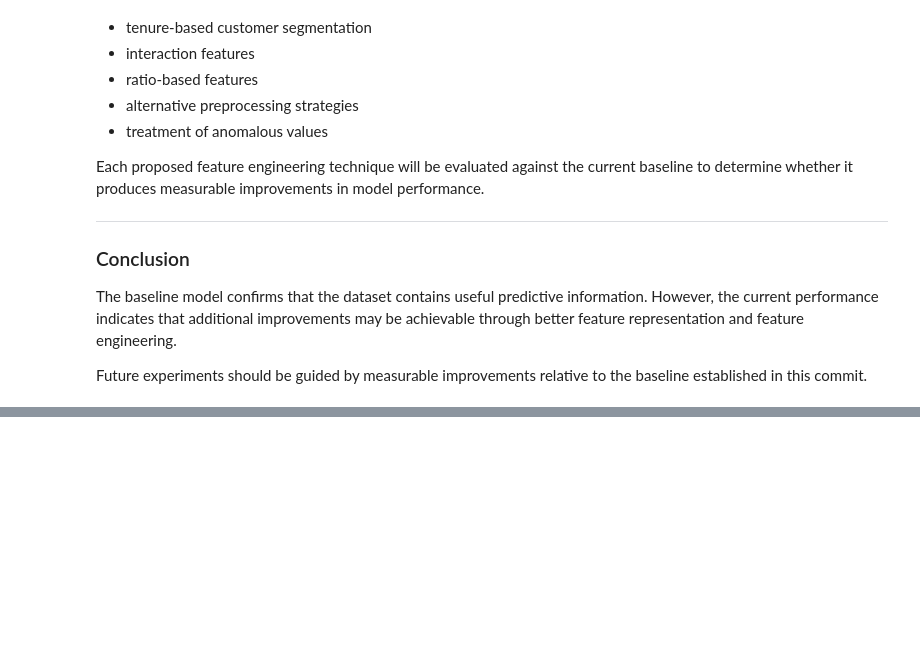
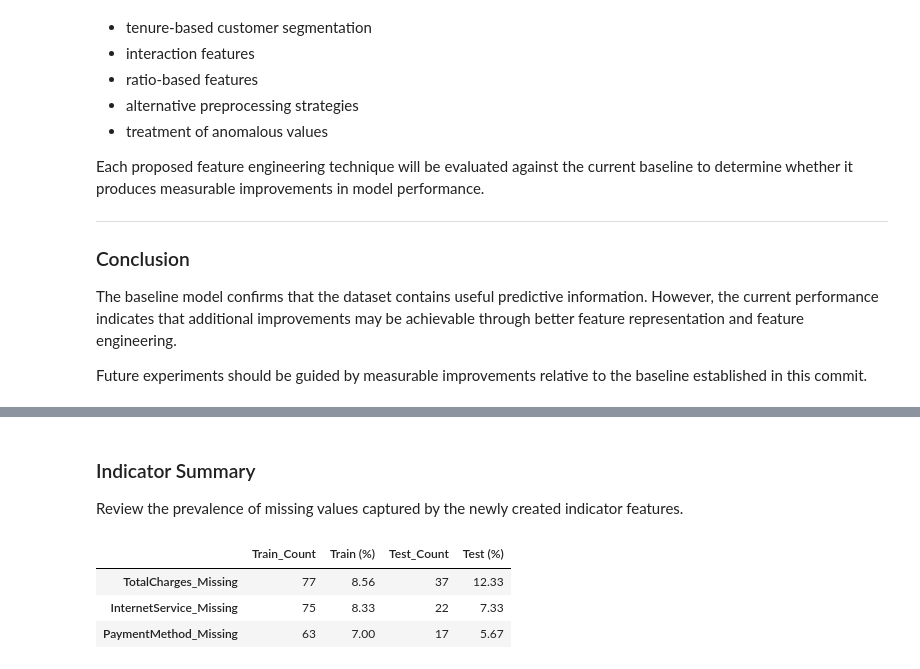
Before and after one commit to AmishaTiwari/ml-model-playbook, a Jupyter notebook: feature_engineering/feature_engineering.ipynb, the cells around one changed output, grey strips where cells are left out. Cells and saved outputs as stored; diff of their text form; code cells hidden in the pictures; blank space fills up the shorter version.

Commit message:
Evaluate missing value indicators as a feature engineering experiment

```diff
--- a/feature_engineering/feature_engineering.ipynb
+++ b/feature_engineering/feature_engineering.ipynb
@@ -1460,0 +1562,50 @@ Future experiments should be guided by measurable improvements relative to the b
+# %%
+missing_indicator_features = missing_summary.index.tolist()
+
+for feature in missing_indicator_features:
+
+    X_train[f"{feature}_Missing"] = (
+        X_train[feature]
+        .isnull()
+        .astype(int)
+    )
+
+    X_test[f"{feature}_Missing"] = (
+        X_test[feature]
+        .isnull()
+        .astype(int)
+    )
+# %% [markdown]
+### Indicator Summary
+
+Review the prevalence of missing values captured by the newly created indicator features.
+# %%
+indicator_columns = [
+    f"{feature}_Missing"
+    for feature in missing_indicator_features
+]
+
+missing_indicator_summary = pd.DataFrame({
+    "Train_Count": (
+        X_train[indicator_columns].sum()
+    ),
+
+    "Train (%)": (
+        X_train[indicator_columns].mean()* 100
+    ).round(2),
+
+    "Test_Count": (
+        X_test[indicator_columns].sum()
+    ),
+
+    "Test (%)": (
+        X_test[indicator_columns].mean()* 100
+    ).round(2)
+})
+
+missing_indicator_summary
+# %% [output]
+|  | Train_Count | Train (%) | Test_Count | Test (%) |
+| TotalCharges_Missing | 77 | 8.56 | 37 | 12.33 |
+| InternetService_Missing | 75 | 8.33 | 22 | 7.33 |
+| PaymentMethod_Missing | 63 | 7.00 | 17 | 5.67 |
```
Also changed, not shown: parts of 25 cells of this notebook.
